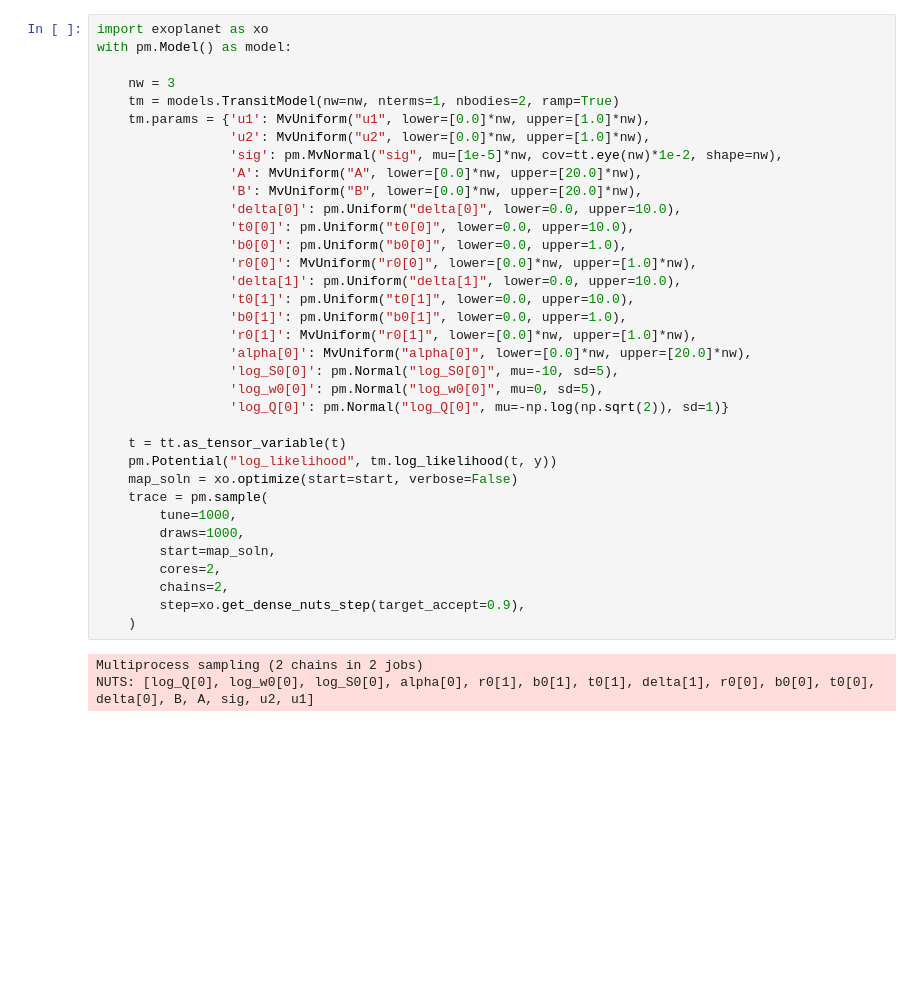
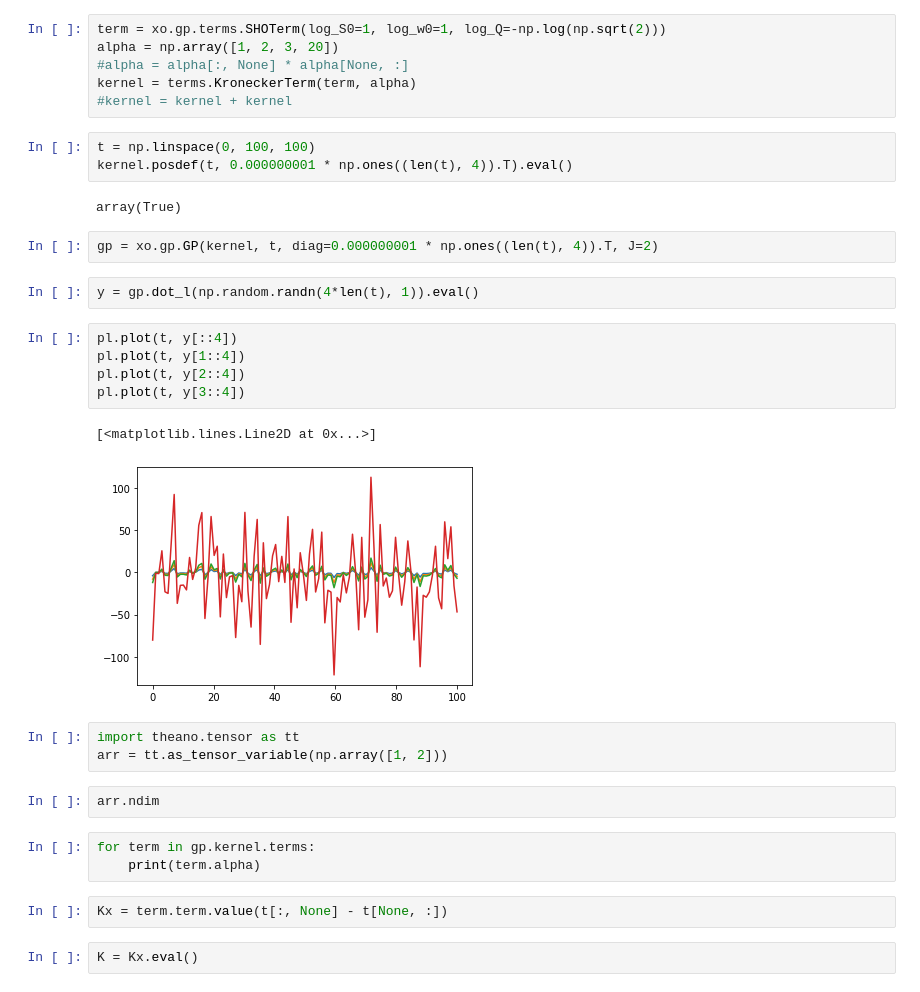
Before and after one commit to tagordon/specgp, a Jupyter notebook: SpecGP/scratch.ipynb, the cells around one changed output. Saved outputs shown, nothing was run; the diff lists cells and outputs as text; blank space fills up the shorter version.

```diff
--- a/SpecGP/scratch.ipynb
+++ b/SpecGP/scratch.ipynb
@@ -47,38 +10,35 @@ def MvUniform(label, lower, upper):
-# %%
-import exoplanet as xo
-with pm.Model() as model:
-
-    nw = 3
-    tm = models.TransitModel(nw=nw, nterms=1, nbodies=2, ramp=True)
-    tm.params = {'u1': MvUniform("u1", lower=[0.0]*nw, upper=[1.0]*nw),
-                 'u2': MvUniform("u2", lower=[0.0]*nw, upper=[1.0]*nw),
-                 'sig': pm.MvNormal("sig", mu=[1e-5]*nw, cov=tt.eye(nw)*1e-2, shape=nw),
-                 'A': MvUniform("A", lower=[0.0]*nw, upper=[20.0]*nw),
-                 'B': MvUniform("B", lower=[0.0]*nw, upper=[20.0]*nw),
-                 'delta[0]': pm.Uniform("delta[0]", lower=0.0, upper=10.0),
-                 't0[0]': pm.Uniform("t0[0]", lower=0.0, upper=10.0),
-                 'b0[0]': pm.Uniform("b0[0]", lower=0.0, upper=1.0),
-                 'r0[0]': MvUniform("r0[0]", lower=[0.0]*nw, upper=[1.0]*nw),
-                 'delta[1]': pm.Uniform("delta[1]", lower=0.0, upper=10.0),
-                 't0[1]': pm.Uniform("t0[1]", lower=0.0, upper=10.0),
-                 'b0[1]': pm.Uniform("b0[1]", lower=0.0, upper=1.0),
-                 'r0[1]': MvUniform("r0[1]", lower=[0.0]*nw, upper=[1.0]*nw),
-                 'alpha[0]': MvUniform("alpha[0]", lower=[0.0]*nw, upper=[20.0]*nw),
-                 'log_S0[0]': pm.Normal("log_S0[0]", mu=-10, sd=5),
-                 'log_w0[0]': pm.Normal("log_w0[0]", mu=0, sd=5),
-                 'log_Q[0]': pm.Normal("log_Q[0]", mu=-np.log(np.sqrt(2)), sd=1)}
-
-    t = tt.as_tensor_variable(t)
-    pm.Potential("log_likelihood", tm.log_likelihood(t, y))
-    map_soln = xo.optimize(start=start, verbose=False)
-    trace = pm.sample(
-        tune=1000,
-        draws=1000,
-        start=map_soln,
-        cores=2,
-        chains=2,
-        step=xo.get_dense_nuts_step(target_accept=0.9),
-    )
-# %% [output]
-Multiprocess sampling (2 chains in 2 jobs)
-NUTS: [log_Q[0], log_w0[0], log_S0[0], alpha[0], r0[1], b0[1], t0[1], delta[1], r0[0], b0[0], t0[0], delta[0], B, A, sig, u2, u1]
+# %%
+term = xo.gp.terms.SHOTerm(log_S0=1, log_w0=1, log_Q=-np.log(np.sqrt(2)))
+alpha = np.array([1, 2, 3, 20])
+#alpha = alpha[:, None] * alpha[None, :]
+kernel = terms.KroneckerTerm(term, alpha)
+#kernel = kernel + kernel
+# %%
+t = np.linspace(0, 100, 100)
+kernel.posdef(t, 0.000000001 * np.ones((len(t), 4)).T).eval()
+# %% [output]
+array(True)
+# %%
+gp = xo.gp.GP(kernel, t, diag=0.000000001 * np.ones((len(t), 4)).T, J=2)
+# %%
+y = gp.dot_l(np.random.randn(4*len(t), 1)).eval()
+# %%
+pl.plot(t, y[::4])
+pl.plot(t, y[1::4])
+pl.plot(t, y[2::4])
+pl.plot(t, y[3::4])
+# %% [output]
+[<matplotlib.lines.Line2D at 0x...>]
+[figure, added]
+# %%
+import theano.tensor as tt
+arr = tt.as_tensor_variable(np.array([1, 2]))
+# %%
+arr.ndim
+# %%
+for term in gp.kernel.terms:
+    print(term.alpha)
+# %%
+Kx = term.term.value(t[:, None] - t[None, :])
+# %%
+K = Kx.eval()
```
Also changed, not shown: parts of 8 cells of this notebook, 49 other files.
